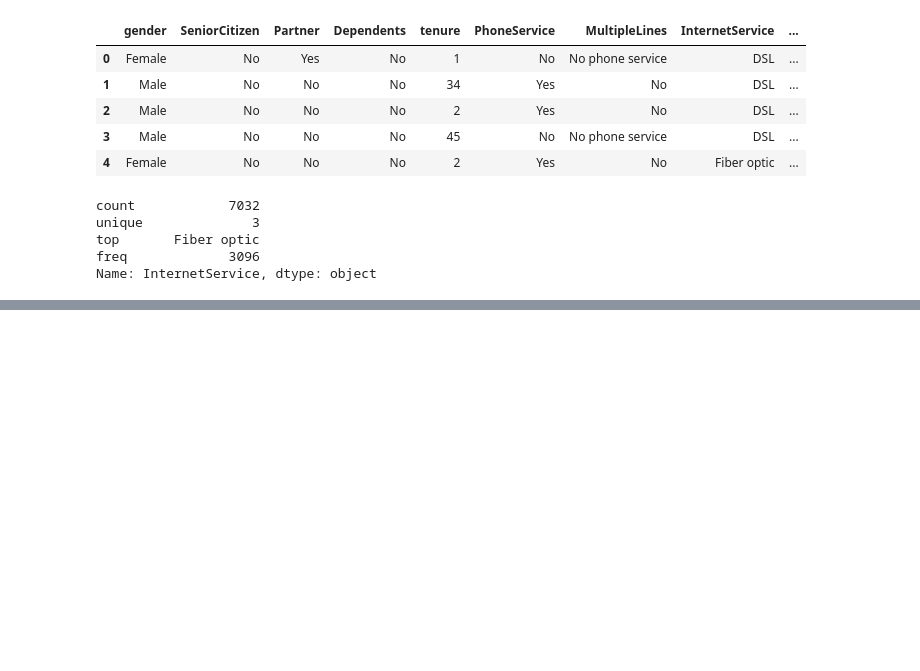
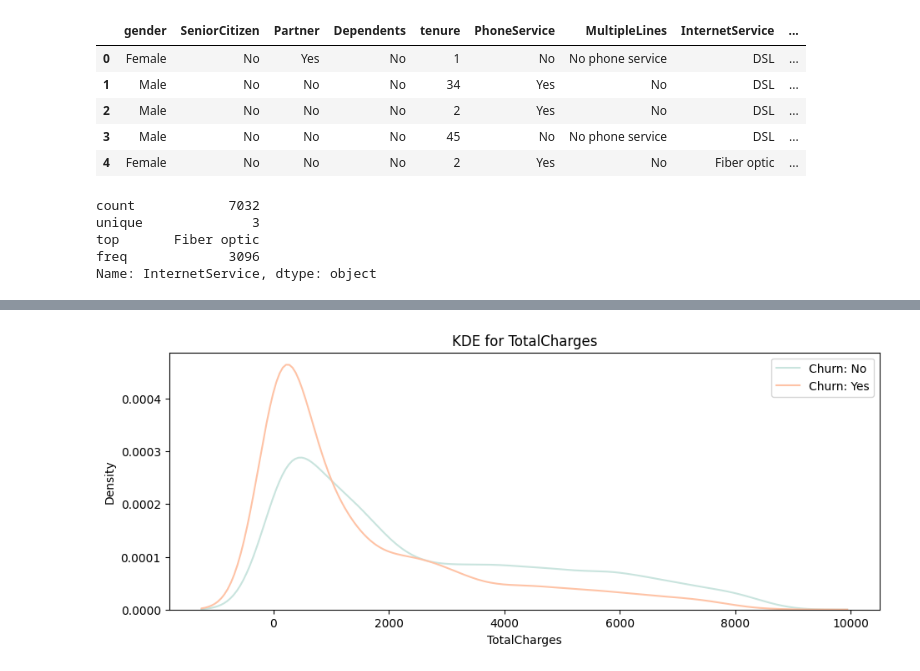
Before and after one commit to ss22aba/NEW, a Jupyter notebook: NEW_PROJECT.ipynb, the cells around one changed output, grey strips where cells are left out. Saved outputs shown, nothing was run; the diff lists cells and outputs as text; code cells hidden in the pictures; blank space fills up the shorter version.

```diff
--- a/NEW_PROJECT.ipynb
+++ b/NEW_PROJECT.ipynb
@@ -251,0 +270,4 @@ fig.show()
+# %%
+numericalKde('TotalCharges')
+# %% [output]
+[figure, added]
```
Also changed, not shown: parts of 14 cells of this notebook.
